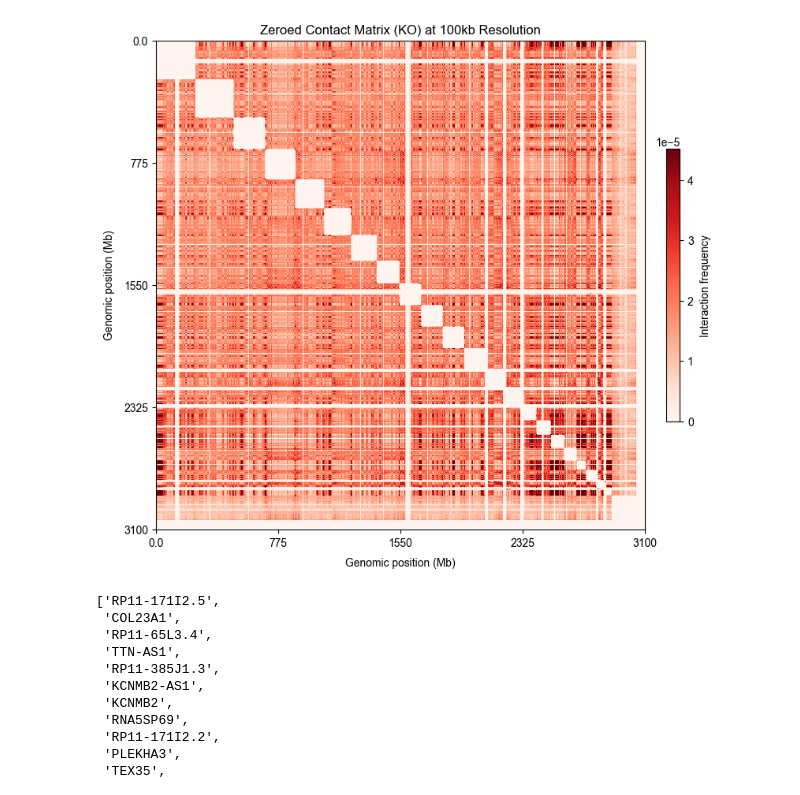
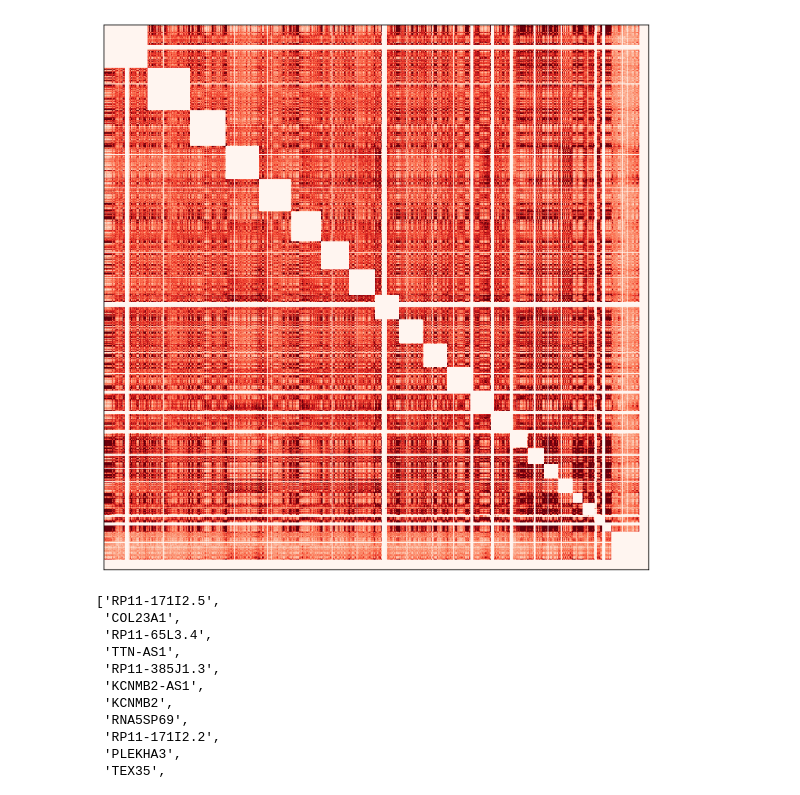
Before and after one commit to ethanoutangoun/chromatin-heart-dev, a Jupyter notebook: playground.ipynb, the cells around one changed output. Cells and saved outputs as stored; diff of their text form; code cells hidden in the pictures.

```diff
--- a/playground.ipynb
+++ b/playground.ipynb
@@ -174,0 +361,2 @@ def plot_contact_matrix(
+# %%
+contact_matrix_zero = np.load('data/hic/full_contacts/wt_500kb_balanced_no_chrY.npy')
@@ -175,7 +367,7 @@ def plot_contact_matrix(
 # %%
-plot_contact_matrix(contact_matrix_zero, "Zeroed Contact Matrix (KO) at 100kb Resolution", max_bins=1000)
+plot_contact_matrix(contact_matrix_zero, "Example of a Zeroed Contact Matrix", max_bins=2000, vmax=95, show_labels=False)
 # %% [output]
-[figure, old version]
+[figure, new version]
 # %%
 neighbors, cdfs = build_walk_index(contact_matrix_zero)
 # %%
```
Also changed, not shown: parts of 8 cells of this notebook, 3 other files.
